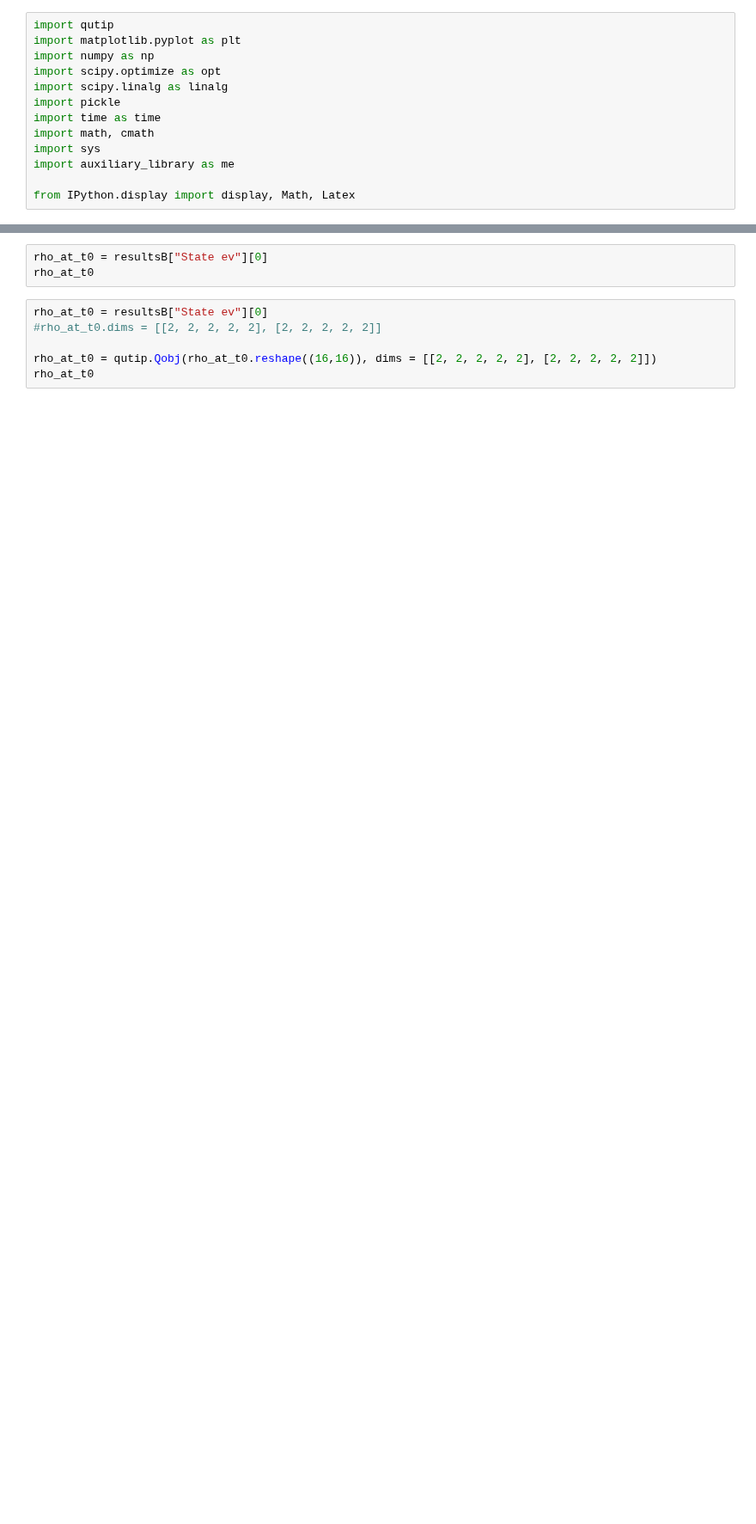
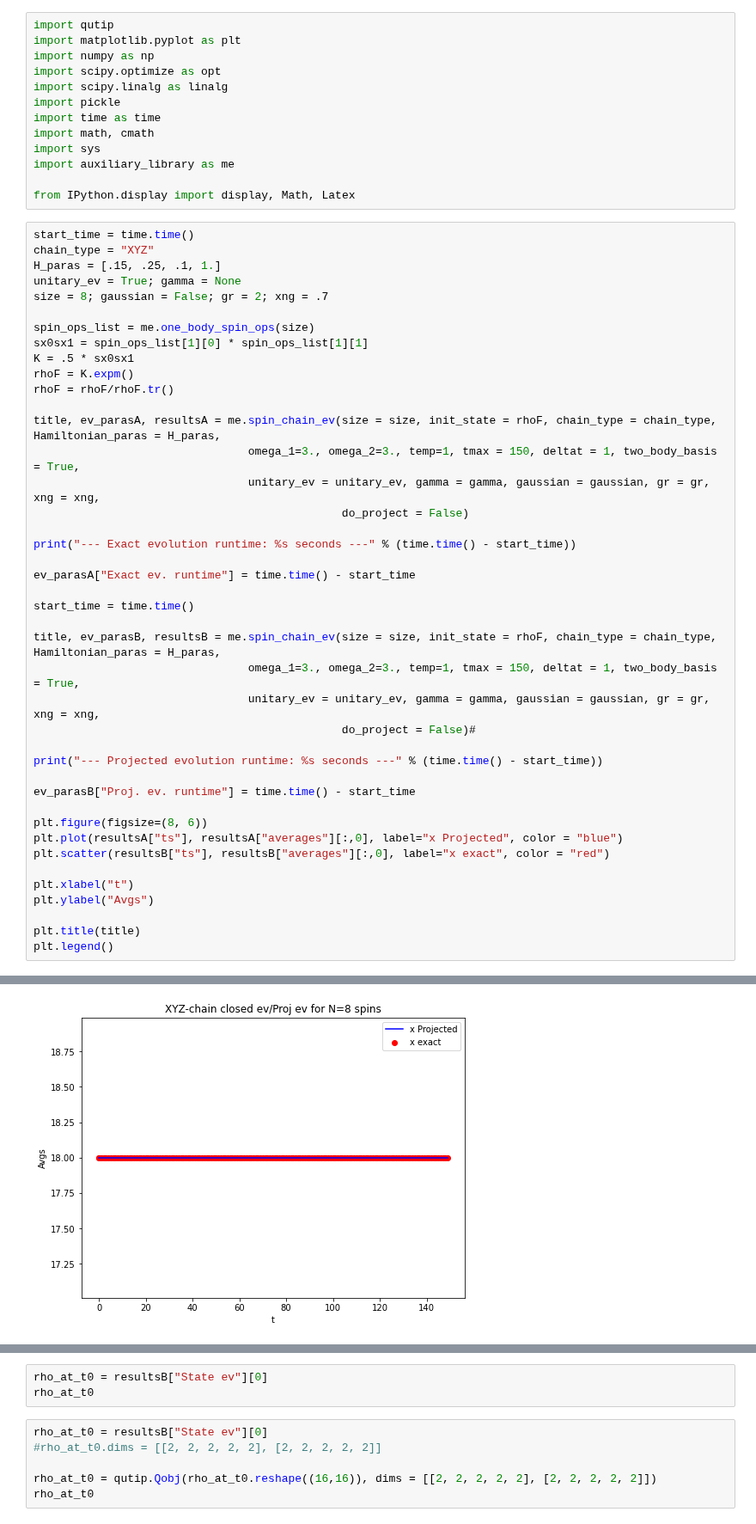
Before and after one commit to tomi-cuentitas/Spin-Chains-, a Jupyter notebook: K-evolution/Untitled.ipynb, the cells around one changed output, grey strips where cells are left out. Shown at 86% size. Saved outputs shown, nothing was run; the diff lists cells and outputs as text; blank space fills up the shorter version.

```diff
--- a/K-evolution/Untitled.ipynb
+++ b/K-evolution/Untitled.ipynb
@@ -11,3 +11,46 @@ import sys
 import auxiliary_library as me
 
 from IPython.display import display, Math, Latex
+# %%
+start_time = time.time()
+chain_type = "XYZ"
+H_paras = [.15, .25, .1, 1.]
+unitary_ev = True; gamma = None
+size = 8; gaussian = False; gr = 2; xng = .7
+
+spin_ops_list = me.one_body_spin_ops(size)
+sx0sx1 = spin_ops_list[1][0] * spin_ops_list[1][1]
+K = .5 * sx0sx1
+rhoF = K.expm()
+rhoF = rhoF/rhoF.tr()
+
+title, ev_parasA, resultsA = me.spin_chain_ev(size = size, init_state = rhoF, chain_type = chain_type, Hamiltonian_paras = H_paras,
+                                omega_1=3., omega_2=3., temp=1, tmax = 150, deltat = 1, two_body_basis = True,
+                                unitary_ev = unitary_ev, gamma = gamma, gaussian = gaussian, gr = gr, xng = xng,
+                                              do_project = False)
+
+print("--- Exact evolution runtime: %s seconds ---" % (time.time() - start_time))
+
+ev_parasA["Exact ev. runtime"] = time.time() - start_time
+
+start_time = time.time()
+
+title, ev_parasB, resultsB = me.spin_chain_ev(size = size, init_state = rhoF, chain_type = chain_type, Hamiltonian_paras = H_paras,
+                                omega_1=3., omega_2=3., temp=1, tmax = 150, deltat = 1, two_body_basis = True,
+                                unitary_ev = unitary_ev, gamma = gamma, gaussian = gaussian, gr = gr, xng = xng,
+                                              do_project = False)#
+
+print("--- Projected evolution runtime: %s seconds ---" % (time.time() - start_time))
+
+ev_parasB["Proj. ev. runtime"] = time.time() - start_time
+
+plt.figure(figsize=(8, 6))
+plt.plot(resultsA["ts"], resultsA["averages"][:,0], label="x Projected", color = "blue")
+plt.scatter(resultsB["ts"], resultsB["averages"][:,0], label="x exact", color = "red")
+
+plt.xlabel("t")
+plt.ylabel("Avgs")
+
+plt.title(title)
+plt.legend()
+# %% [output]
@@ -13,0 +68 @@ from IPython.display import display, Math, Latex
+[figure, new version]
```
Also changed, not shown: parts of 10 cells of this notebook.
